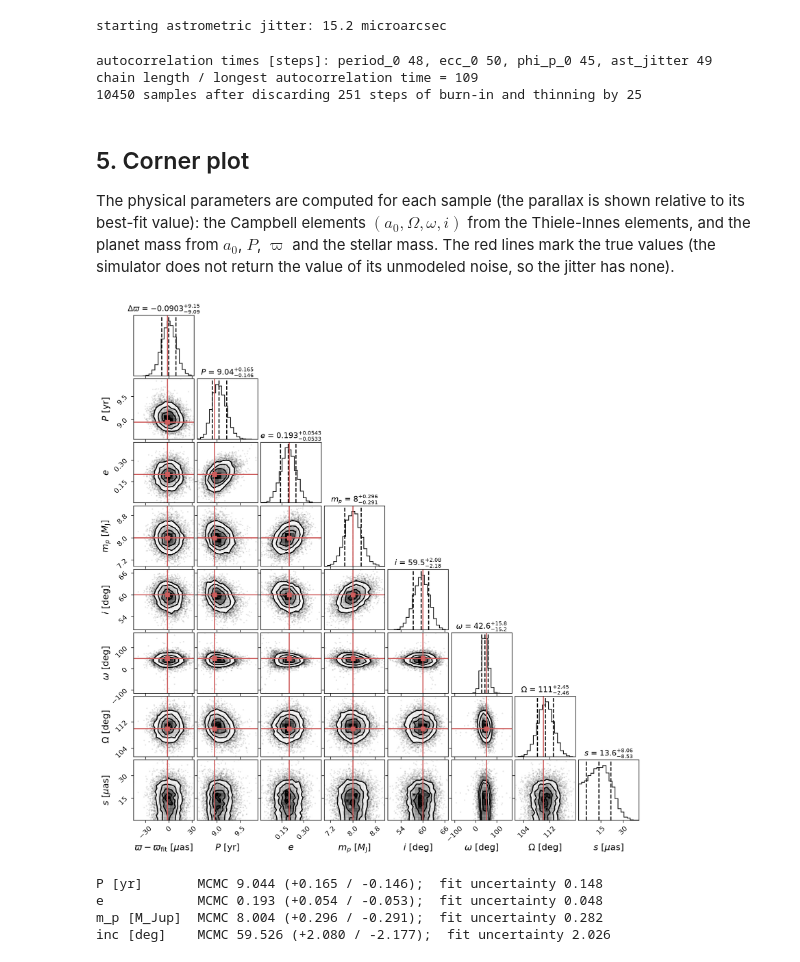
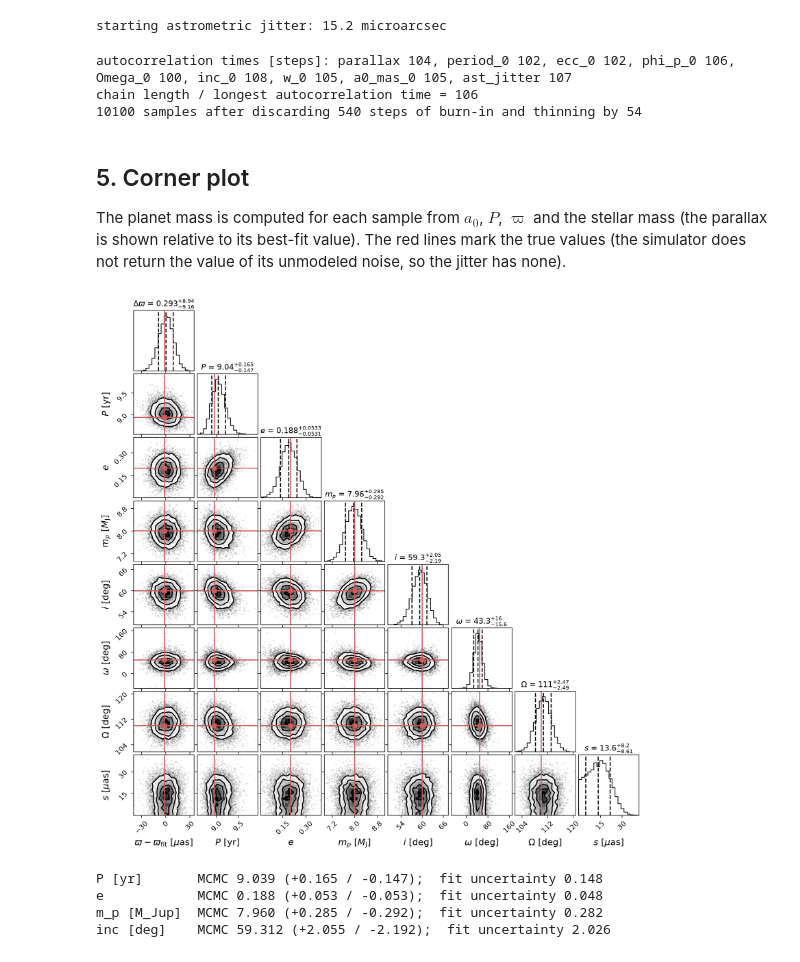
Before and after one commit to CalebLammers/gaiamockplus, a Jupyter notebook: notebooks/01_single_planet_astrometry.ipynb, the cells around one changed output. Saved outputs shown, nothing was run; the diff lists cells and outputs as text; code cells hidden in the pictures.

```diff
--- a/notebooks/01_single_planet_astrometry.ipynb
+++ b/notebooks/01_single_planet_astrometry.ipynb
@@ -127,9 +131,15 @@ The reported uncertainties of Gaia epoch astrometry do not include all of the no
 # %%
-phi0 = dict(zip(res['theta_names'], res['theta']))['phi_p_0']  # best-fit value
+# the best fit in the physical parameters of the joint fits (the orbit found above)
+res_phys = gmp.fit_astrometry_and_rv_planets(*data, n_planets=1, m_star=m_star, initial_planets=res['planets'])
+best = dict(zip(res_phys['theta_names'], res_phys['theta']))  # best-fit values by name
+angles0 = np.array([best['phi_p_0'], best['Omega_0'], best['w_0']])
+windows = np.array([np.pi, np.pi/2, np.pi])  # phi_p and w within pi of the best fit, Omega within pi/2 (see above)
 
 def log_prior(theta):
-    P, e, phi_p, s = theta
-    if 10 < P < 1e4 and 0 <= e < 1 and abs(phi_p - phi0) < np.pi and 0 <= s < 0.5:
+    plx, P, e, inc, a0, s = theta[0], theta[1], theta[2], theta[5], theta[7], theta[8]
+    angles = theta[[3, 4, 6]]  # phi_p, Omega, w
+    if (0 < plx and 10 < P < 1e4 and 0 <= e < 1 and 0 <= inc <= np.pi and 0 < a0 and np.all(np.abs(angles - angles0) < windows)
+            and 0 <= s < 0.5):
         return 0.0
     return -np.inf
 
@@ -137,12 +147,12 @@ def log_prob(theta):
     lp = log_prior(theta)
     if not np.isfinite(lp):
         return -np.inf
-    return lp + gmp.log_likelihood_astrometry_planets(theta, t_ast_yr, psi, plx_factor, ast_obs, ast_err, fit_ast_jitter=True)
+    return lp + gmp.log_likelihood_astrometry_and_rv_planets(theta, *data, fit_ast_jitter=True)
 
-s0 = gmp.estimate_astrometric_jitter(res, ast_err)
+s0 = gmp.estimate_astrometric_jitter(res_phys, ast_err)
 print(f'starting astrometric jitter: {1e3*s0:.1f} microarcsec')
-nwalkers, nsteps = 50, 5500
-p0 = gmp.initial_walkers(res, nwalkers, log_prob=log_prior, ast_jitter=s0, rng=rng)
+nwalkers, nsteps = 50, 11500
+p0 = gmp.initial_walkers(res_phys, nwalkers, log_prob=log_prior, ast_jitter=s0, rng=rng)
 np.random.seed(23)  # emcee draws its moves from numpy's global random state
 sampler = emcee.EnsembleSampler(nwalkers, p0.shape[1], log_prob)
 sampler.run_mcmc(p0, nsteps, progress=True);
@@ -151,7 +161,7 @@ starting astrometric jitter: 15.2 microarcsec
 # %%
 # convergence: the chain should be much longer than the autocorrelation time (emcee suggests > 50 times; tol=0: estimate it whatever the chain length)
 tau = sampler.get_autocorr_time(tol=0)
-print('autocorrelation times [steps]:', ', '.join(f'{n} {t:.0f}' for n, t in zip(gmp.sampled_names(res) + ['ast_jitter'], tau)))
+print('autocorrelation times [steps]:', ', '.join(f'{n} {t:.0f}' for n, t in zip(gmp.sampled_names(res_phys) + ['ast_jitter'], tau)))
 print(f'chain length / longest autocorrelation time = {nsteps/tau.max():.0f}')
 
 # discard the burn-in (5 autocorrelation times) and thin the chain
@@ -159,36 +169,34 @@ burn, thin = int(5*tau.max()), int(tau.max()/2)
 samples = sampler.get_chain(discard=burn, thin=thin, flat=True)
 print(f'{len(samples)} samples after discarding {burn} steps of burn-in and thinning by {thin}')
 
-# draw the linear parameters of each sample: samples of all parameters, ordered like res['theta'], then the jitter
-samples = gmp.expand_marginal_samples(samples, res, ast_data=data, fit_ast_jitter=True, rng=rng)
+# draw the position offsets and proper motion of each sample: samples of all parameters, ordered like res_phys['theta'], then the jitter
+samples = gmp.expand_marginal_samples(samples, res_phys, ast_data=data, fit_ast_jitter=True, rng=rng)
 # %% [output]
-autocorrelation times [steps]: period_0 48, ecc_0 50, phi_p_0 45, ast_jitter 49
-chain length / longest autocorrelation time = 109
-10450 samples after discarding 251 steps of burn-in and thinning by 25
+autocorrelation times [steps]: parallax 104, period_0 102, ecc_0 102, phi_p_0 106, Omega_0 100, inc_0 108, w_0 105, a0_mas_0 105, ast_jitter 107
+chain length / longest autocorrelation time = 106
+10100 samples after discarding 540 steps of burn-in and thinning by 54
 # %% [markdown]
 ## 5. Corner plot
 
-The physical parameters are computed for each sample (the parallax is shown relative to its best-fit value): the Campbell elements $(a_0, \Omega, \omega, i)$ from the Thiele-Innes elements, and the planet mass from $a_0$, $P$, $\varpi$ and the stellar mass. The red lines mark the true values (the simulator does not return the value of its unmodeled noise, so the jitter has none).
+The planet mass is computed for each sample from $a_0$, $P$, $\varpi$ and the stellar mass (the parallax is shown relative to its best-fit value). The red lines mark the true values (the simulator does not return the value of its unmodeled noise, so the jitter has none).
 # %%
-plx_s, P_s, e_s = samples[:, 2], samples[:, 5], samples[:, 6]
-a0_s, Omega_s, w_s, inc_s = gaiamock.get_Campbell_elements(*samples[:, 8:12].T)  # from A, B, F, G
+plx_s, P_s, e_s, Omega_s, inc_s, w_s, a0_s = (samples[:, k] for k in (2, 5, 6, 8, 9, 10, 11))
 m_s = gmp.get_dark_companion_mass(a0_mas=a0_s, period=P_s, parallax=plx_s, m1=m_star)
-w_s = fit['w'] + np.angle(np.exp(1j*(w_s - fit['w'])))  # w is an angle: keep it continuous around the best fit
 
 corner_samples = np.column_stack([1e3*(plx_s - res['parallax']), P_s/365.25, e_s, m_s/M_JUP, np.degrees(inc_s), np.degrees(w_s), np.degrees(Omega_s),
                                   1e3*samples[:, -1]])
 labels = [r'$\varpi - \varpi_\mathrm{fit}$ [$\mu$as]', r'$P$ [yr]', r'$e$', r'$m_p$ [$M_\mathrm{J}$]', r'$i$ [deg]', r'$\omega$ [deg]', r'$\Omega$ [deg]',
           r'$s$ [$\mu$as]']
 truths = [1e3*(parallax - res['parallax']), planet['period']/365.25, planet['ecc'], planet['m_planet']/M_JUP, 60.0, 50.0, 110.0, None]
 
 titles = [r'$\Delta\varpi$', r'$P$', r'$e$', r'$m_p$', r'$i$', r'$\omega$', r'$\Omega$', r'$s$']
 fig = corner.corner(corner_samples, labels=labels, titles=titles, truths=truths, truth_color='indianred',
                     quantiles=[0.16, 0.5, 0.84], show_titles=True, title_fmt='.3g', max_n_ticks=3, labelpad=0.08,
                     label_kwargs=dict(fontsize=13), title_kwargs=dict(fontsize=11))
 fig.set_size_inches(11, 11)
 plt.show()
 # %% [output]
-[figure, old version]
+[figure, new version]
 # %%
 # the posterior widths agree with the fit's uncertainties (inflated as in gaiamock, rather than with a jitter)
 for label, s, sigma_fit in [('P [yr]', P_s/365.25, fit['sig_period']/365.25), ('e', e_s, fit['sig_ecc']),
@@ -196,7 +204,7 @@ for label, s, sigma_fit in [('P [yr]', P_s/365.25, fit['sig_period']/365.25), ('
     lo, med, hi = np.percentile(s, [16, 50, 84])
     print(f'{label:12s} MCMC {med:.3f} (+{hi - med:.3f} / -{med - lo:.3f});  fit uncertainty {sigma_fit:.3f}')
 # %% [output]
-P [yr]       MCMC 9.044 (+0.165 / -0.146);  fit uncertainty 0.148
-e            MCMC 0.193 (+0.054 / -0.053);  fit uncertainty 0.048
-m_p [M_Jup]  MCMC 8.004 (+0.296 / -0.291);  fit uncertainty 0.282
-inc [deg]    MCMC 59.526 (+2.080 / -2.177);  fit uncertainty 2.026
+P [yr]       MCMC 9.039 (+0.165 / -0.147);  fit uncertainty 0.148
+e            MCMC 0.188 (+0.053 / -0.053);  fit uncertainty 0.048
+m_p [M_Jup]  MCMC 7.960 (+0.285 / -0.292);  fit uncertainty 0.282
+inc [deg]    MCMC 59.312 (+2.055 / -2.192);  fit uncertainty 2.026
```
Also changed, not shown: parts of 2 cells of this notebook, 3 other files.
